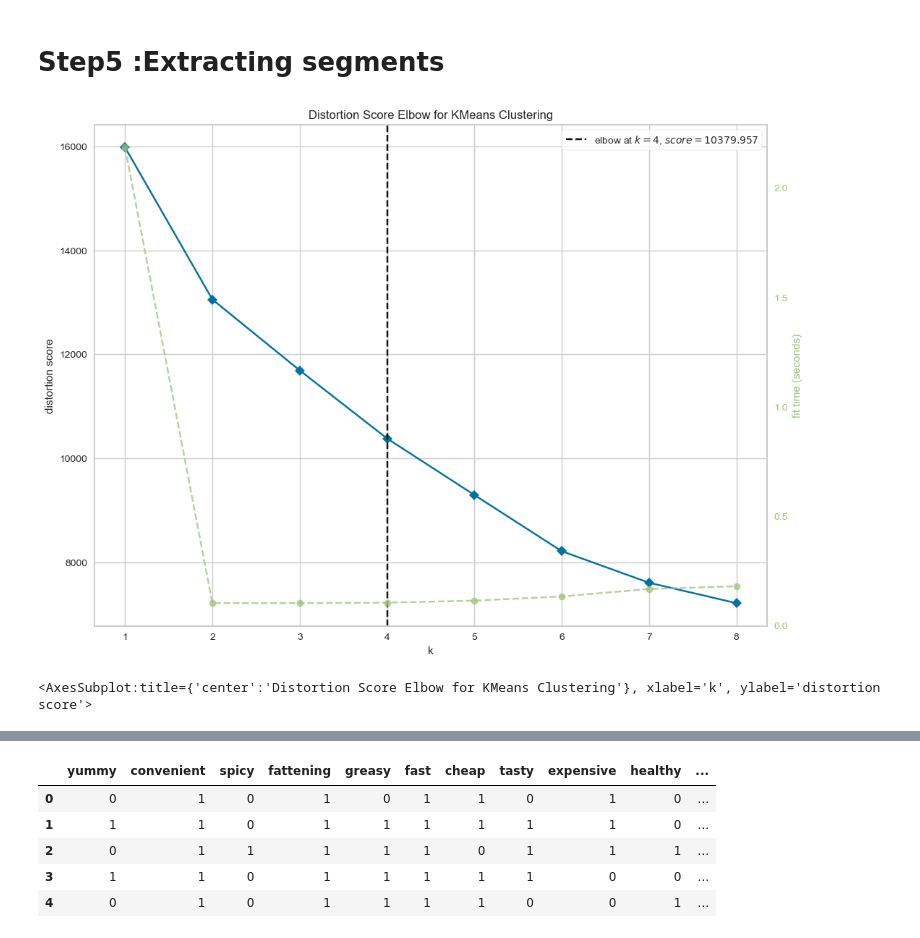
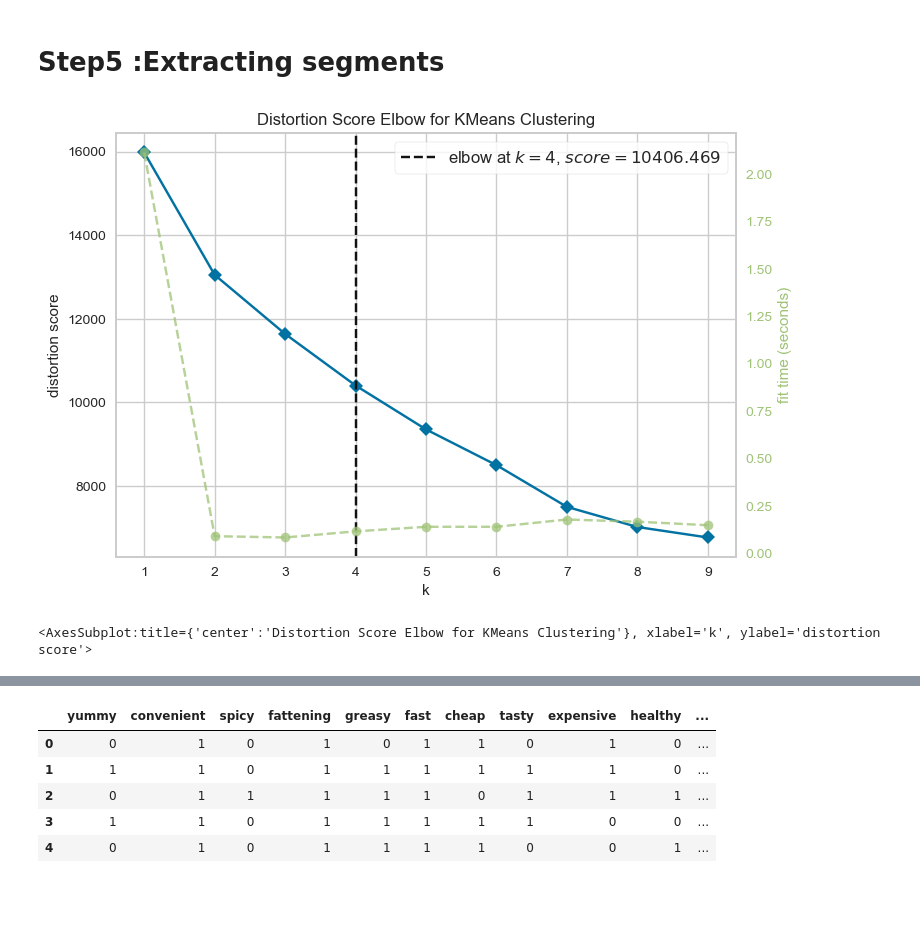
Before and after one commit to sushant8525/McDonalds-case-study, a Jupyter notebook: Fast-food.ipynb, the cells around one changed output, grey strips where cells are left out. Saved outputs shown, nothing was run; the diff lists cells and outputs as text; code cells hidden in the pictures; blank space fills up the shorter version.

```diff
--- a/Fast-food.ipynb
+++ b/Fast-food.ipynb
@@ -314,18 +338,18 @@ sns.heatmap(data1.corr(), annot=True)
 # %%
 from sklearn.cluster import KMeans
 from sklearn.datasets import make_blobs
 
 from yellowbrick.cluster import KElbowVisualizer
 
 
 # Instantiate the clustering model and visualizer
 model = KMeans()
-visualizer = KElbowVisualizer(model, k=(1,9))
+visualizer = KElbowVisualizer(model, k=(1,10))
 
 visualizer.fit(scaled_df)        # Fit the data to the visualizer
 visualizer.show()        # Finalize and render the figure
 # %% [output]
-[figure, old version]
+[figure, new version]
 <AxesSubplot:title={'center':'Distortion Score Elbow for KMeans Clustering'}, xlabel='k', ylabel='distortion score'>
 # %%
 # Instantiate the clustering model and visualizer
```
Also changed, not shown: parts of 20 cells of this notebook, 2 other files.
